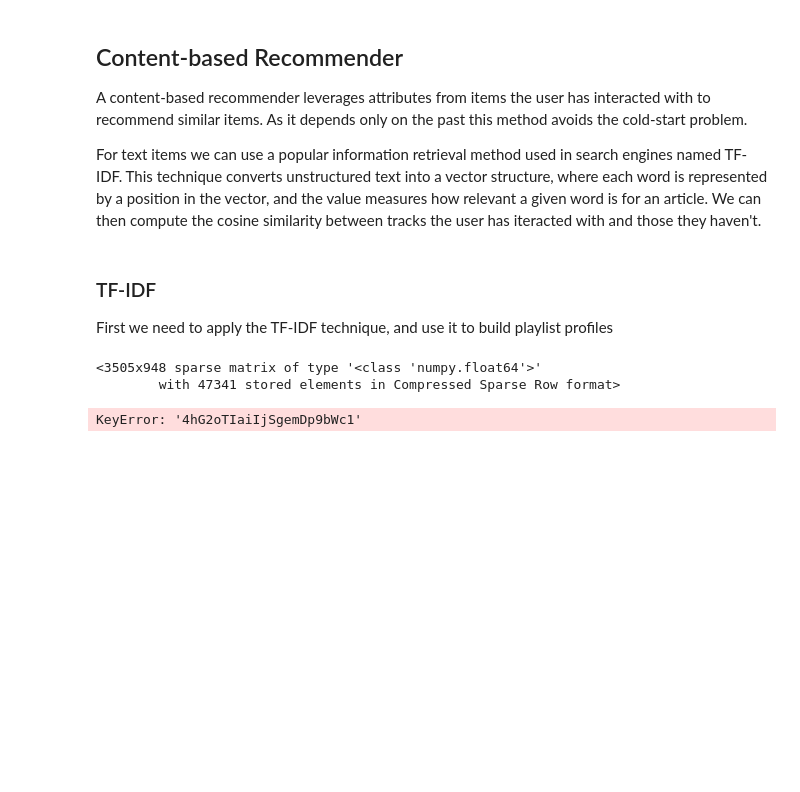
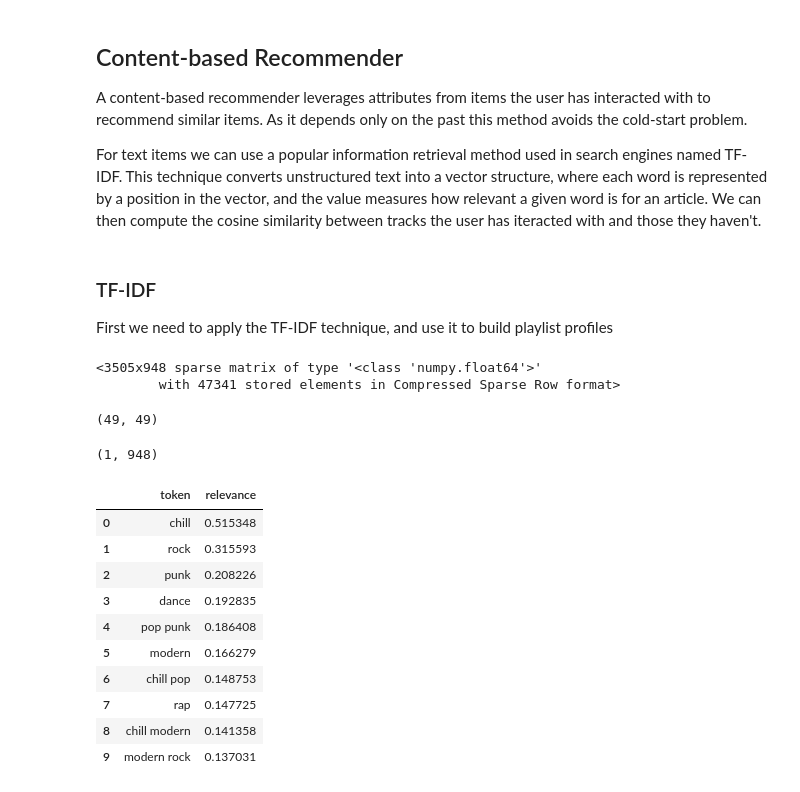
Before and after one commit to anthonyli358/spotify-recommender-systems, a Jupyter notebook: recommender_systems.ipynb, the cells around one changed output. Cells and saved outputs as stored; diff of their text form; code cells hidden in the pictures; blank space fills up the shorter version.

```diff
--- a/recommender_systems.ipynb
+++ b/recommender_systems.ipynb
@@ -248,8 +262,27 @@ def build_users_profiles(tracks, tfidf_matrix):
-# %%
-user_profiles = build_users_profiles(playlist_tracks_df, tfidf_matrix)
-len(user_profiles)
-# %% [output]
-KeyError: '4hG2oTIaiIjSgemDp9bWc1'
+# %%
+playlist_profiles = build_playlists_profiles(playlist_tracks_df, tfidf_matrix)
+len(playlist_profiles), len(playlist_tracks_df['playlist_id'].unique())  # all playlists accounted for
+# %% [output]
+(49, 49)
+# %%
+# Get the keywords for my "Chill" playlist
+chill_profile = playlist_profiles[playlist_ids['Chill']]
+print(chill_profile.shape)  # 95 songs of vector length 948
+pd.DataFrame(sorted(zip(tfidf_feature_names, chill_profile.flatten().tolist()), key=lambda x: -x[1])[:10],  # sort by value desc
+             columns=['token', 'relevance'])
+# %% [output]
+(1, 948)
+|  | token | relevance |
+| 0 | chill | 0.515348 |
+| 1 | rock | 0.315593 |
+| 2 | punk | 0.208226 |
+| 3 | dance | 0.192835 |
+| 4 | pop punk | 0.186408 |
+| 5 | modern | 0.166279 |
+| 6 | chill pop | 0.148753 |
+| 7 | rap | 0.147725 |
+| 8 | chill modern | 0.141358 |
+| 9 | modern rock | 0.137031 |
 # %% [markdown]
 ### Content-based Recommender
 
```
Also changed, not shown: parts of 28 cells of this notebook.
